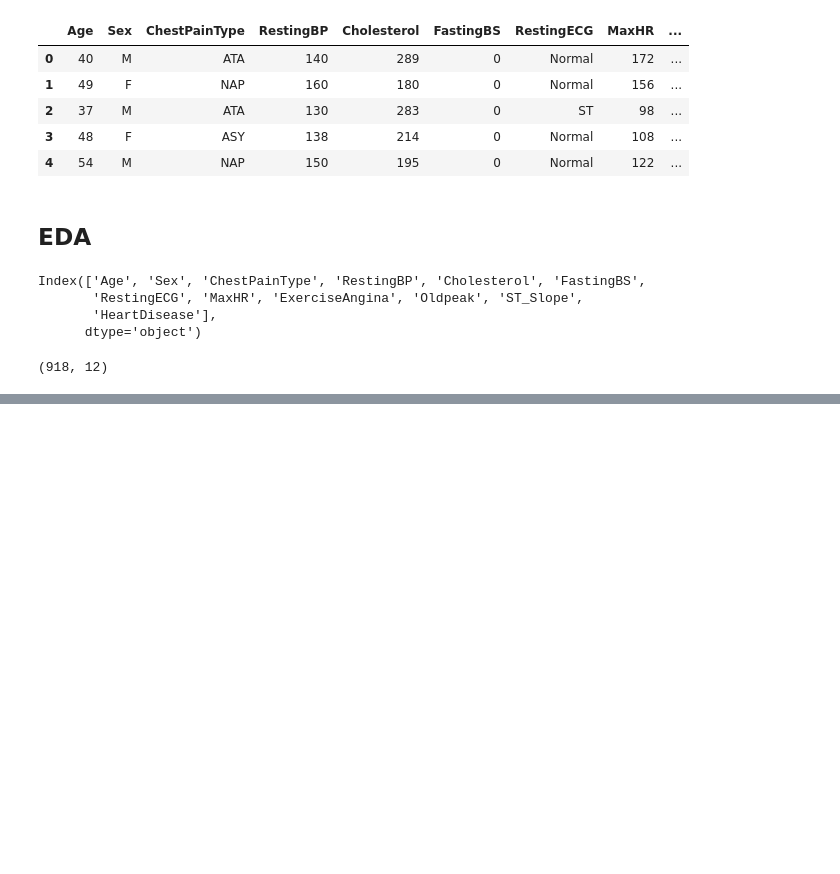
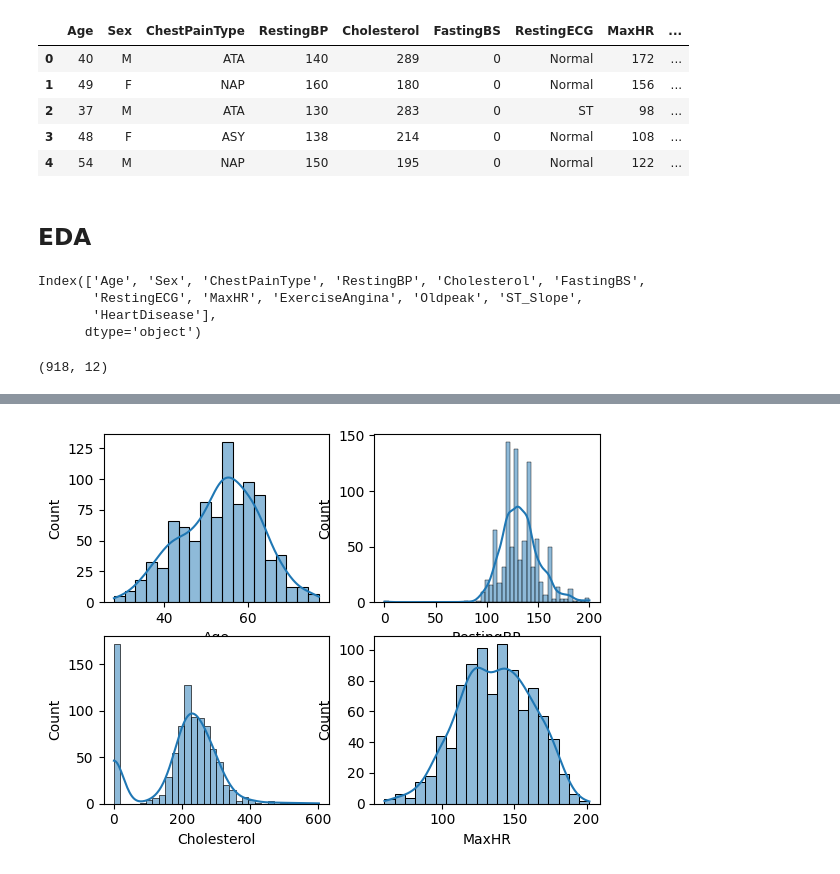
Before and after one commit to preetamvr1595/ml-algorithms-practicals, a Jupyter notebook: 01-regression/linear-regression/heart.ipynb, the cells around one changed output, grey strips where cells are left out. Drawn from its saved outputs; the diff is of its cells as text; code cells hidden in the pictures; blank space fills up the shorter version.

```diff
--- a/01-regression/linear-regression/heart.ipynb
+++ b/01-regression/linear-regression/heart.ipynb
@@ -31,0 +91,11 @@ df.shape
+# %%
+def ploting(var,num):
+    plt.subplot(2,2,num)
+    sns.histplot(df[var], kde = True)
+
+ploting('Age', 1)
+ploting('RestingBP',2)
+ploting('Cholesterol',3)
+ploting('MaxHR',4)
+# %% [output]
+[figure, added]
```
Also changed, not shown: parts of 23 cells of this notebook.
